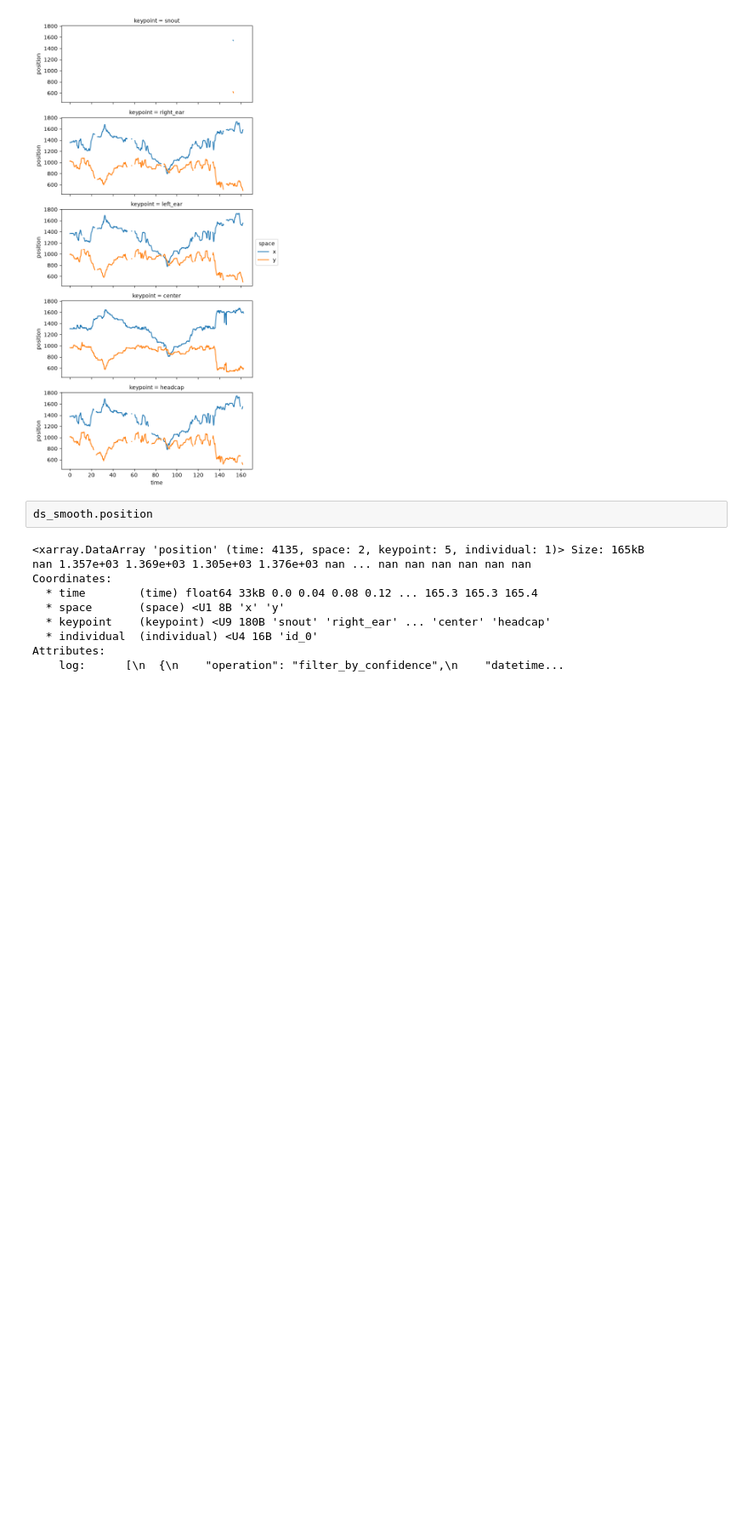
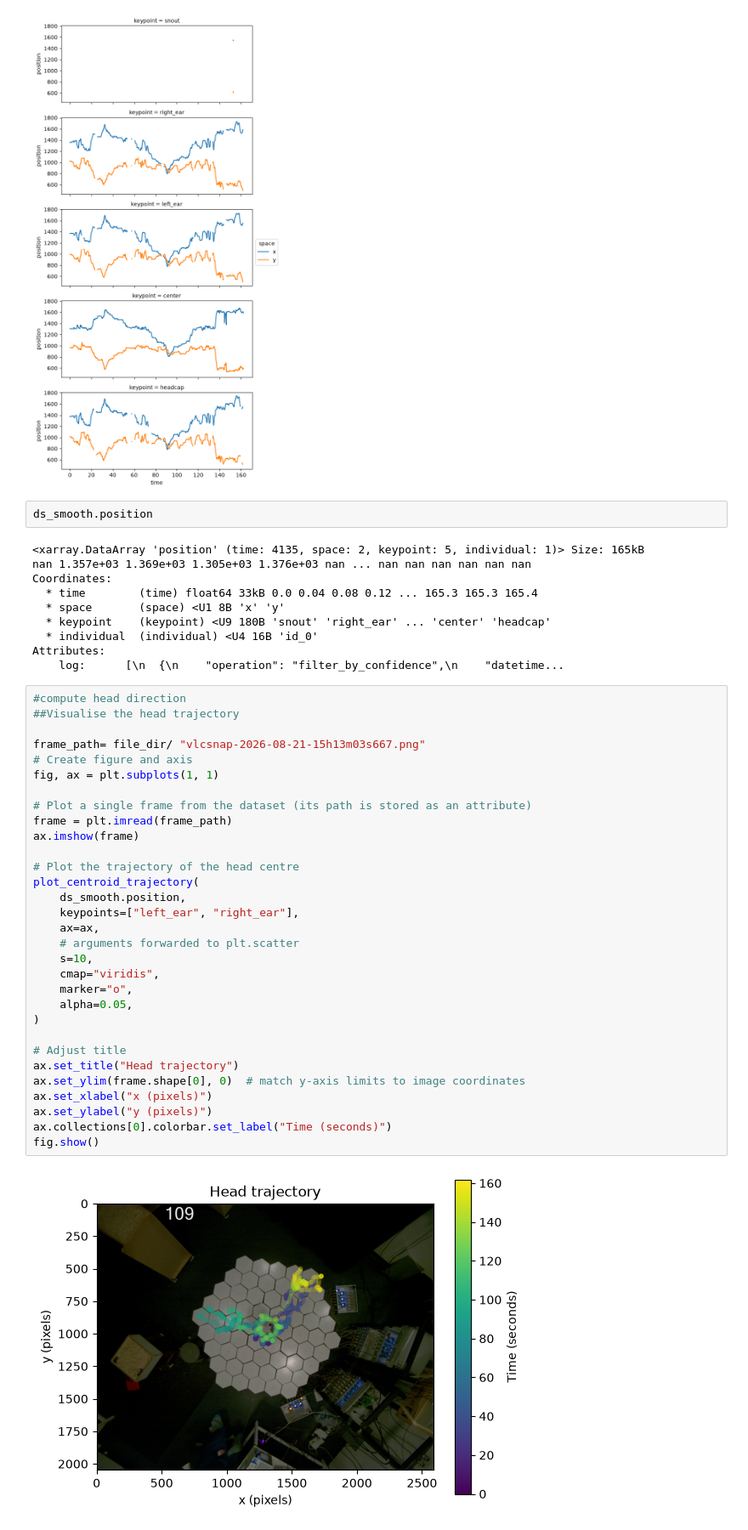
Before and after one commit to SaraMarcoccia/Prototype-for-integrating-movement-SpikeInterface-and-pynapple-OSSS2026-, a Jupyter notebook: HeadCentroid_Directory.ipynb, the cells around one changed output. Shown at 85% size. Cells and saved outputs as stored; diff of their text form; blank space fills up the shorter version.

```diff
--- a/HeadCentroid_Directory.ipynb
+++ b/HeadCentroid_Directory.ipynb
@@ -177,4 +177,37 @@ Coordinates:
   * individual  (individual) <U4 16B 'id_0'
 Attributes:
     log:      [\n  {\n    "operation": "filter_by_confidence",\n    "datetime...
+# %%
+#compute head direction
+##Visualise the head trajectory
+
+frame_path= file_dir/ "vlcsnap-2026-08-21-15h13m03s667.png"
+# Create figure and axis
+fig, ax = plt.subplots(1, 1)
+
+# Plot a single frame from the dataset (its path is stored as an attribute)
+frame = plt.imread(frame_path)
+ax.imshow(frame)
+
+# Plot the trajectory of the head centre
+plot_centroid_trajectory(
+    ds_smooth.position,
+    keypoints=["left_ear", "right_ear"],
+    ax=ax,
+    # arguments forwarded to plt.scatter
+    s=10,
+    cmap="viridis",
+    marker="o",
+    alpha=0.05,
+)
+
+# Adjust title
+ax.set_title("Head trajectory")
+ax.set_ylim(frame.shape[0], 0)  # match y-axis limits to image coordinates
+ax.set_xlabel("x (pixels)")
+ax.set_ylabel("y (pixels)")
+ax.collections[0].colorbar.set_label("Time (seconds)")
+fig.show()
+# %% [output]
+[figure, added]
 # %%
```
Also changed, not shown: parts of 4 cells of this notebook.
